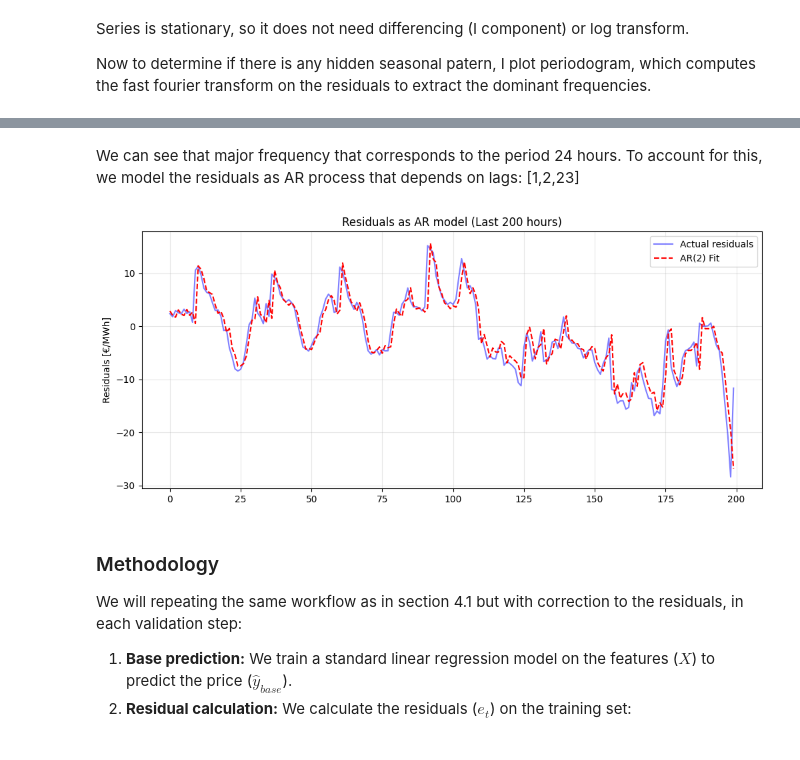
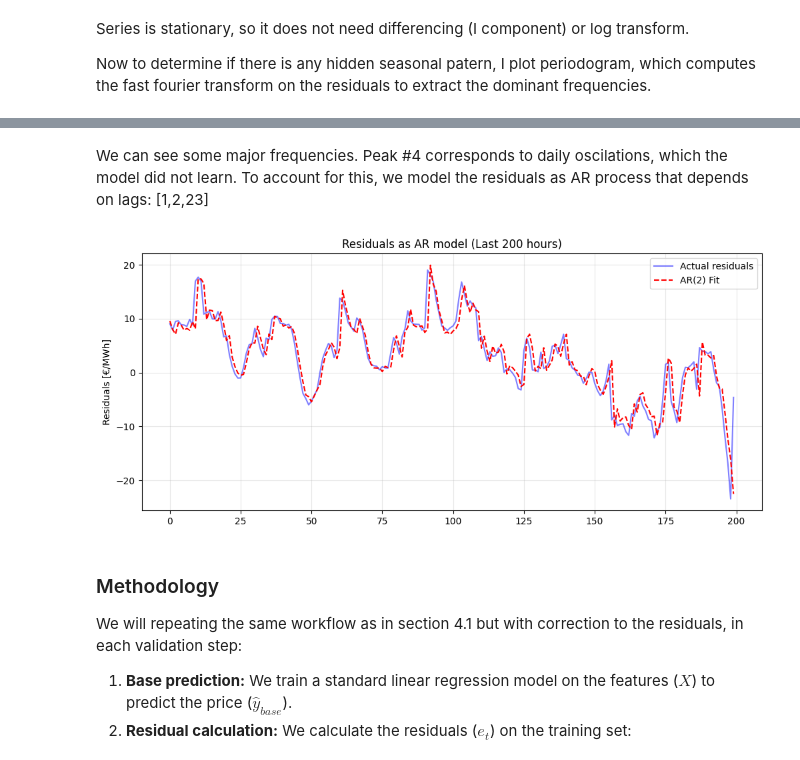
Before and after one commit to JanMatyas57/energy_markets, a Jupyter notebook: regression_arima.ipynb, the cells around one changed output, grey strips where cells are left out. Saved outputs shown, nothing was run; the diff lists cells and outputs as text; code cells hidden in the pictures.

Commit message:
fixed periodogram

```diff
--- a/regression_arima.ipynb
+++ b/regression_arima.ipynb
@@ -942,0 +868,40 @@ Estimated period: 23.98 hours
+# %%
+from scipy.signal import periodogram, find_peaks
+
+f, Pxx = periodogram(y_values_segment - y_pred_3m)
+
+peaks_indices, properties = find_peaks(Pxx, height=np.max(Pxx) * 0.1, distance=5)
+
+
+sorted_metric = np.argsort(Pxx[peaks_indices])[::-1]
+sorted_peaks_indices = peaks_indices[sorted_metric]
+
+
+top_n = 5
+top_peaks = sorted_peaks_indices[:top_n]
+
+
+plt.figure(figsize=(12, 6))
+plt.plot(f, Pxx, label='Periodogram')
+
+plt.plot(f[top_peaks], Pxx[top_peaks], "x", color='red', markersize=10, label='Top Peaks')
+
+plt.xlabel('Frequency (1/hour)')
+plt.xlim(0, 0.1)
+plt.ylabel('Power')
+plt.title('Periodogram of residuals')
+plt.legend()
+plt.grid(True, alpha=0.3)
+plt.show()
+
+print(f"--- Top {top_n} Detected Periodicities ---")
+for i, idx in enumerate(top_peaks):
+    freq = f[idx]
+    power = Pxx[idx]
+
+
+    if freq > 0:
+        period = 1 / freq
+        print(f"Peak #{i+1}: Period = {period:.2f} hours (Freq: {freq:.5f}), Power: {power:.2f}")
+    else:
+        print(f"Peak #{i+1}: DC Component (Freq: 0), Power: {power:.2f}")
@@ -943,35 +916,35 @@ Estimated period: 23.98 hours
 # %% [markdown]
-We can see that major frequency that corresponds to the period 24 hours. To account for this, we model the residuals as AR process that depends on lags: [1,2,23]
+We can see some major frequencies. Peak #4 corresponds to daily oscilations, which the model did not learn. To account for this, we model the residuals as AR process that depends on lags: [1,2,23]
 # %%
 
 from statsmodels.tsa.ar_model import AutoReg
 
-residuals = y_values[start_validation_idx:current_test_end] - y_pred_roll
+residuals = y_values_segment - y_pred_3m
 
 #  fit AR model on residuals history
 model = AutoReg(residuals, lags=[1,2,23], old_names=False)
 ar_fit = model.fit()
 results = model.fit()
 
 # last 200 hours
 last_n = 200
 subset_res = residuals[-last_n:]
 subset_fit = results.fittedvalues[-last_n:]
 
 
 x_axis = subset_res.index if hasattr(subset_res, 'index') else range(last_n)
 
 plt.figure(figsize=(12, 5))
 plt.plot(x_axis, subset_res, label='Actual residuals', alpha=0.5, color='blue')
 plt.plot(x_axis, subset_fit, label='AR(2) Fit', color='red', linestyle='--')
 
 plt.title(f'Residuals as AR model (Last {last_n} hours)')
 plt.ylabel('Residuals [€/MWh]')
 plt.legend()
 plt.grid(True, alpha=0.3)
 plt.show()
 # %% [output]
-[figure, old version]
+[figure, new version]
 # %% [markdown]
 
 ###  Methodology
```
Also changed, not shown: parts of 13 cells of this notebook.
